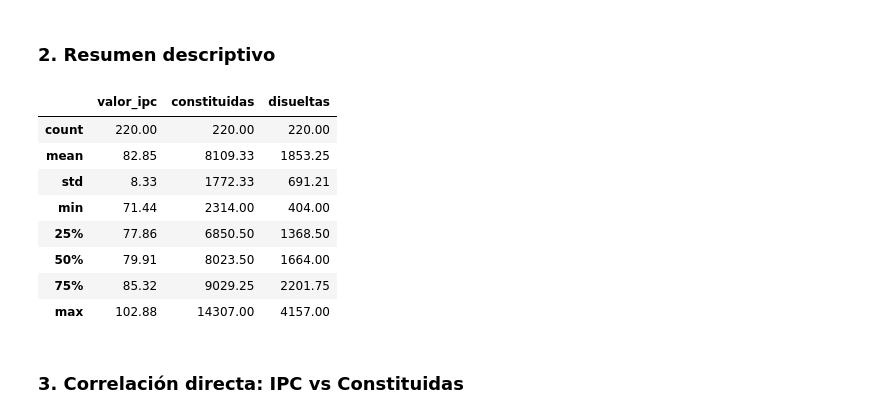
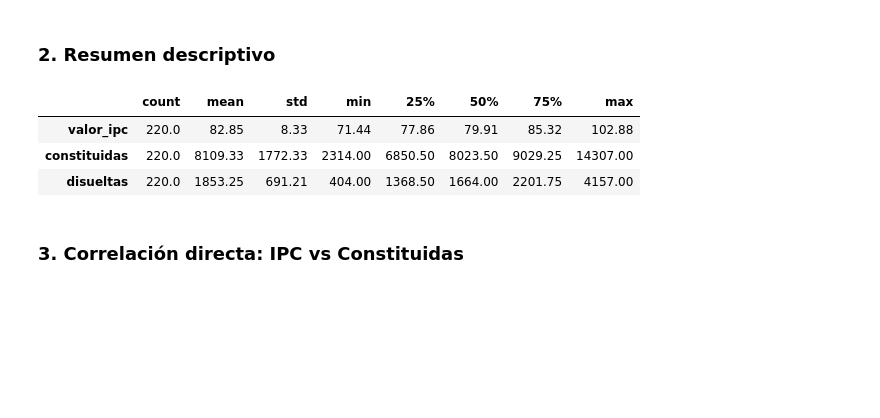
Before and after one commit to fabihrndz/spain-business-resilience-analytics, a Jupyter notebook: notebooks/07_correlation.ipynb, the cells around one changed output. Cells and saved outputs as stored; diff of their text form; code cells hidden in the pictures; blank space fills up the shorter version.

```diff
--- a/notebooks/07_correlation.ipynb
+++ b/notebooks/07_correlation.ipynb
@@ -90,17 +90,12 @@ Periodo: 200801 – 202604
 # %% [markdown]
 ### 2. Resumen descriptivo
 # %%
-df_corr[['valor_ipc', 'constituidas', 'disueltas']].describe().round(2)
+df_corr[['valor_ipc', 'constituidas', 'disueltas']].describe().T.round(2)
 # %% [output]
-|  | valor_ipc | constituidas | disueltas |
-| count | 220.00 | 220.00 | 220.00 |
-| mean | 82.85 | 8109.33 | 1853.25 |
-| std | 8.33 | 1772.33 | 691.21 |
-| min | 71.44 | 2314.00 | 404.00 |
-| 25% | 77.86 | 6850.50 | 1368.50 |
-| 50% | 79.91 | 8023.50 | 1664.00 |
-| 75% | 85.32 | 9029.25 | 2201.75 |
-| max | 102.88 | 14307.00 | 4157.00 |
+|  | count | mean | std | min | 25% | 50% | 75% | max |
+| valor_ipc | 220.0 | 82.85 | 8.33 | 71.44 | 77.86 | 79.91 | 85.32 | 102.88 |
+| constituidas | 220.0 | 8109.33 | 1772.33 | 2314.00 | 6850.50 | 8023.50 | 9029.25 | 14307.00 |
+| disueltas | 220.0 | 1853.25 | 691.21 | 404.00 | 1368.50 | 1664.00 | 2201.75 | 4157.00 |
 # %% [markdown]
 ### 3. Correlación directa: IPC vs Constituidas
 # %%
```
Also changed, not shown: parts of 1 cell of this notebook.
